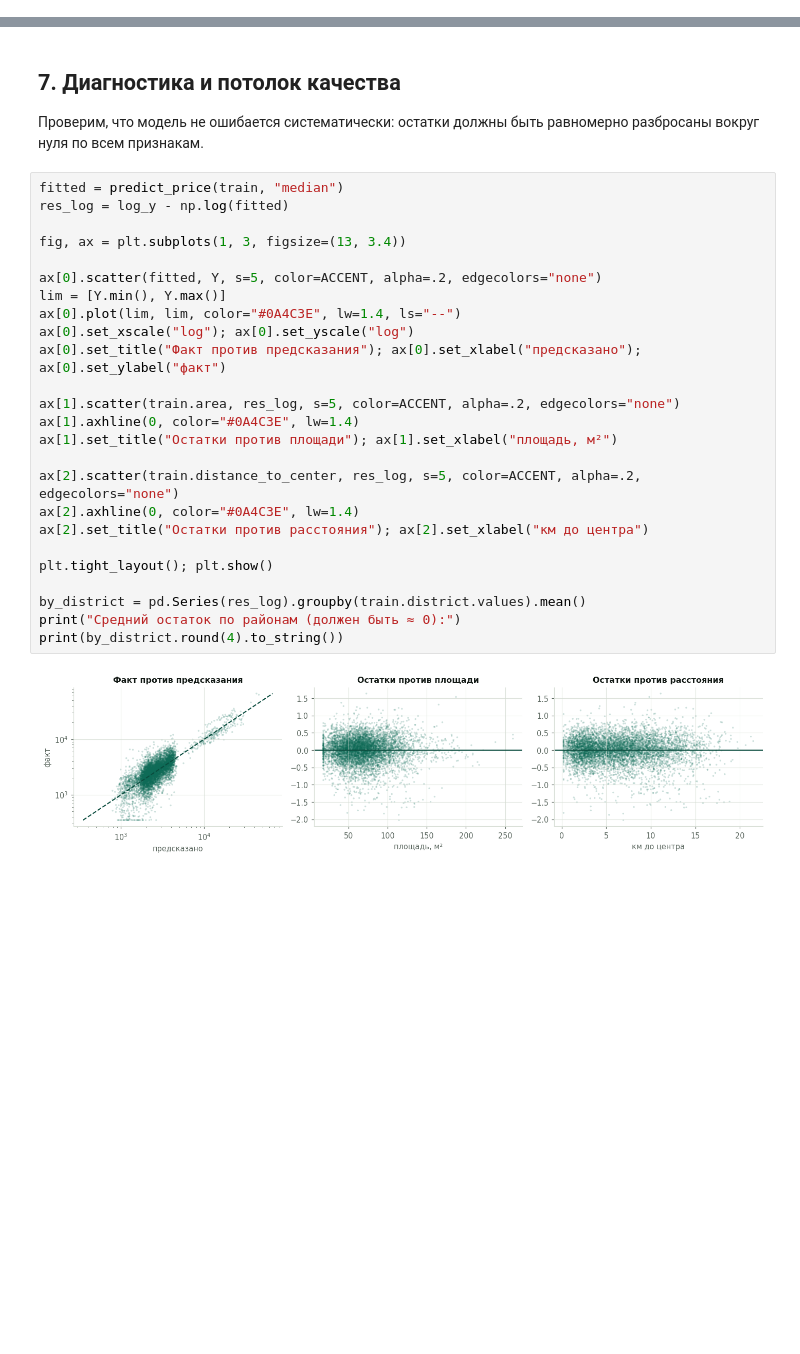
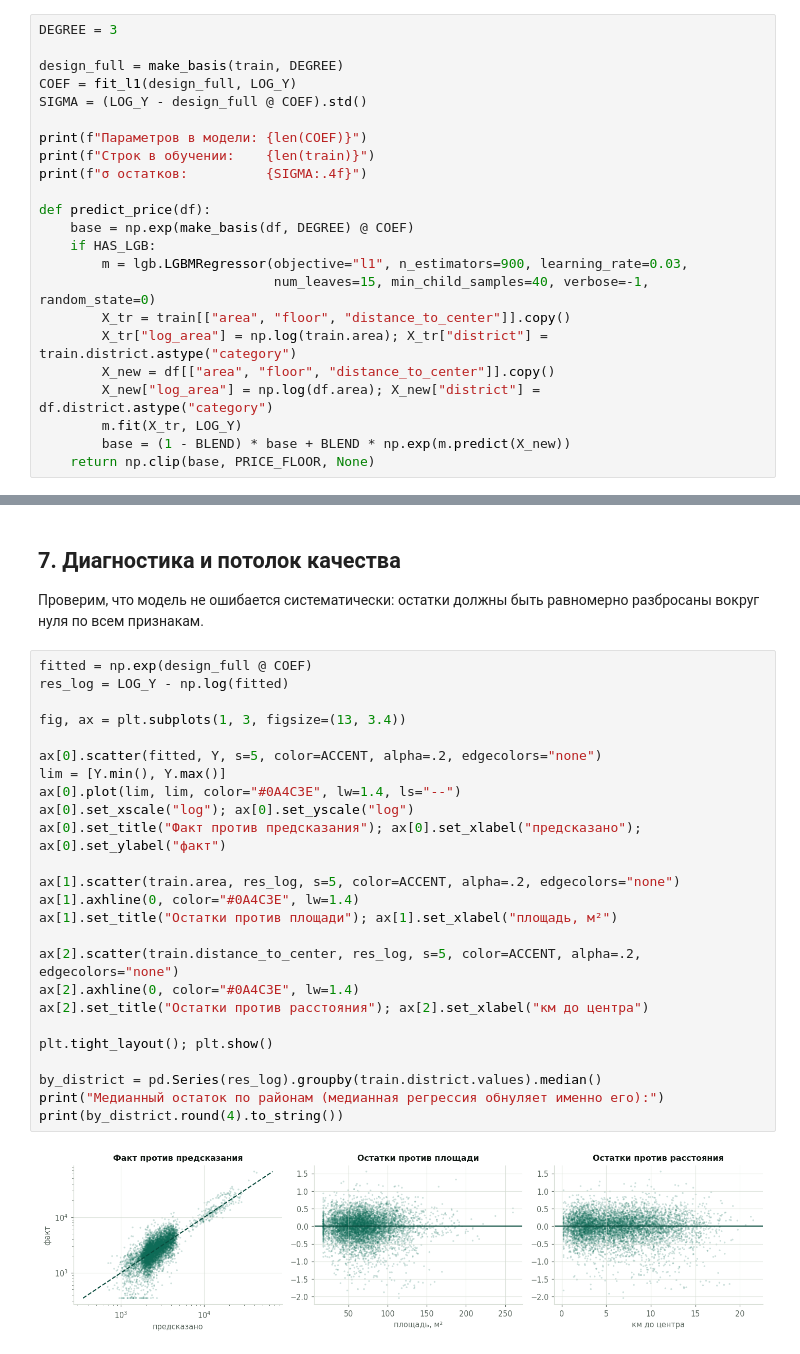
Before and after one commit to Voldemurik/AI-Challenge-by-Sber-1, a Jupyter notebook: rent-price/notebooks/01_solution.ipynb, the cells around one changed output, grey strips where cells are left out. Drawn from its saved outputs; the diff is of its cells as text; blank space fills up the shorter version.

```diff
--- a/rent-price/notebooks/01_solution.ipynb
+++ b/rent-price/notebooks/01_solution.ipynb
@@ -583,0 +729,23 @@ def predict_price(df, target="mean"):
+# %%
+DEGREE = 3
+
+design_full = make_basis(train, DEGREE)
+COEF = fit_l1(design_full, LOG_Y)
+SIGMA = (LOG_Y - design_full @ COEF).std()
+
+print(f"Параметров в модели: {len(COEF)}")
+print(f"Строк в обучении:    {len(train)}")
+print(f"σ остатков:          {SIGMA:.4f}")
+
+def predict_price(df):
+    base = np.exp(make_basis(df, DEGREE) @ COEF)
+    if HAS_LGB:
+        m = lgb.LGBMRegressor(objective="l1", n_estimators=900, learning_rate=0.03,
+                              num_leaves=15, min_child_samples=40, verbose=-1, random_state=0)
+        X_tr = train[["area", "floor", "distance_to_center"]].copy()
+        X_tr["log_area"] = np.log(train.area); X_tr["district"] = train.district.astype("category")
+        X_new = df[["area", "floor", "distance_to_center"]].copy()
+        X_new["log_area"] = np.log(df.area); X_new["district"] = df.district.astype("category")
+        m.fit(X_tr, LOG_Y)
+        base = (1 - BLEND) * base + BLEND * np.exp(m.predict(X_new))
+    return np.clip(base, PRICE_FLOOR, None)
@@ -587,29 +759,29 @@ def predict_price(df, target="mean"):
 Проверим, что модель не ошибается систематически: остатки должны быть равномерно
 разбросаны вокруг нуля по всем признакам.
 # %%
-fitted = predict_price(train, "median")
-res_log = log_y - np.log(fitted)
+fitted = np.exp(design_full @ COEF)
+res_log = LOG_Y - np.log(fitted)
 
 fig, ax = plt.subplots(1, 3, figsize=(13, 3.4))
 
 ax[0].scatter(fitted, Y, s=5, color=ACCENT, alpha=.2, edgecolors="none")
 lim = [Y.min(), Y.max()]
 ax[0].plot(lim, lim, color="#0A4C3E", lw=1.4, ls="--")
 ax[0].set_xscale("log"); ax[0].set_yscale("log")
 ax[0].set_title("Факт против предсказания"); ax[0].set_xlabel("предсказано"); ax[0].set_ylabel("факт")
 
 ax[1].scatter(train.area, res_log, s=5, color=ACCENT, alpha=.2, edgecolors="none")
 ax[1].axhline(0, color="#0A4C3E", lw=1.4)
 ax[1].set_title("Остатки против площади"); ax[1].set_xlabel("площадь, м²")
 
 ax[2].scatter(train.distance_to_center, res_log, s=5, color=ACCENT, alpha=.2, edgecolors="none")
 ax[2].axhline(0, color="#0A4C3E", lw=1.4)
 ax[2].set_title("Остатки против расстояния"); ax[2].set_xlabel("км до центра")
 
 plt.tight_layout(); plt.show()
 
-by_district = pd.Series(res_log).groupby(train.district.values).mean()
-print("Средний остаток по районам (должен быть ≈ 0):")
+by_district = pd.Series(res_log).groupby(train.district.values).median()
+print("Медианный остаток по районам (медианная регрессия обнуляет именно его):")
 print(by_district.round(4).to_string())
 # %% [output]
-[figure, old version]
+[figure, new version]
```
Also changed, not shown: parts of 38 cells of this notebook, 10 other files.
